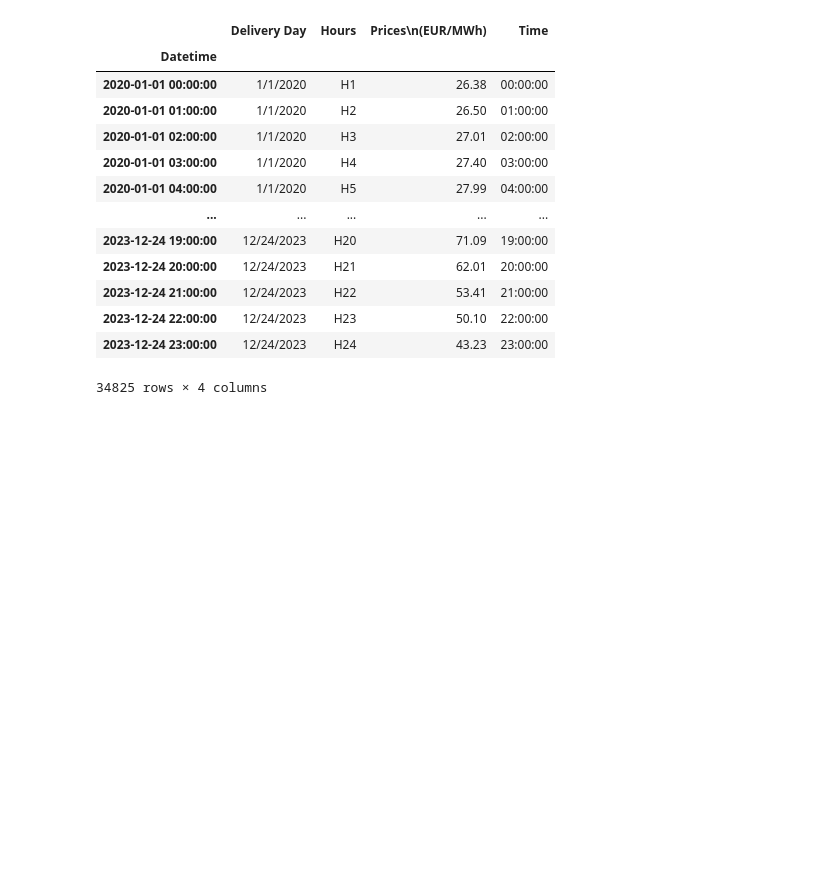
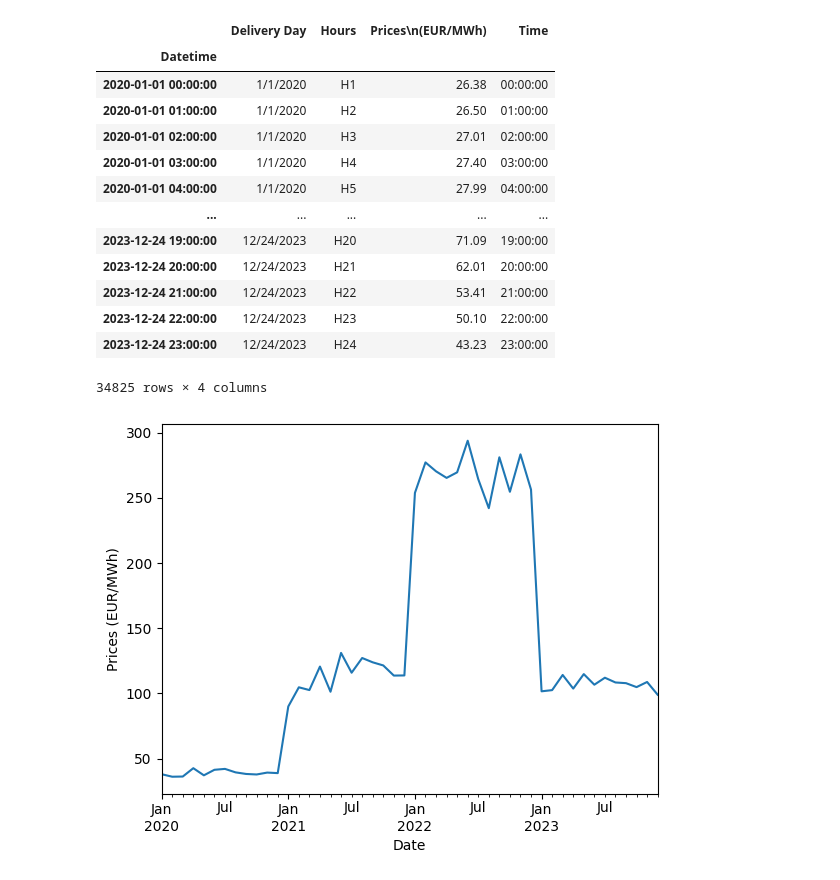
Before and after one commit to clerisy47/VoltVision, a Jupyter notebook: model_training/collaboration_notebooks/nishan.ipynb, the cells around one changed output. Drawn from its saved outputs; the diff is of its cells as text; code cells hidden in the pictures; blank space fills up the shorter version.

```diff
--- a/model_training/collaboration_notebooks/nishan.ipynb
+++ b/model_training/collaboration_notebooks/nishan.ipynb
@@ -419,3 +433,12 @@ df_outliercleaned
 | 2023-12-24 22:00:00 | 12/24/2023 | H23 | 50.10 | 22:00:00 |
 | 2023-12-24 23:00:00 | 12/24/2023 | H24 | 43.23 | 23:00:00 |
 34825 rows × 4 columns
+# %%
+df_outliercleaned['Prices\n(EUR/MWh)'].resample('M').mean().plot()
+
+plt.xlabel('Date')
+plt.ylabel('Prices (EUR/MWh)')
+
+plt.show()
+# %% [output]
+[figure, added]
```
Also changed, not shown: parts of 1 cell of this notebook.
